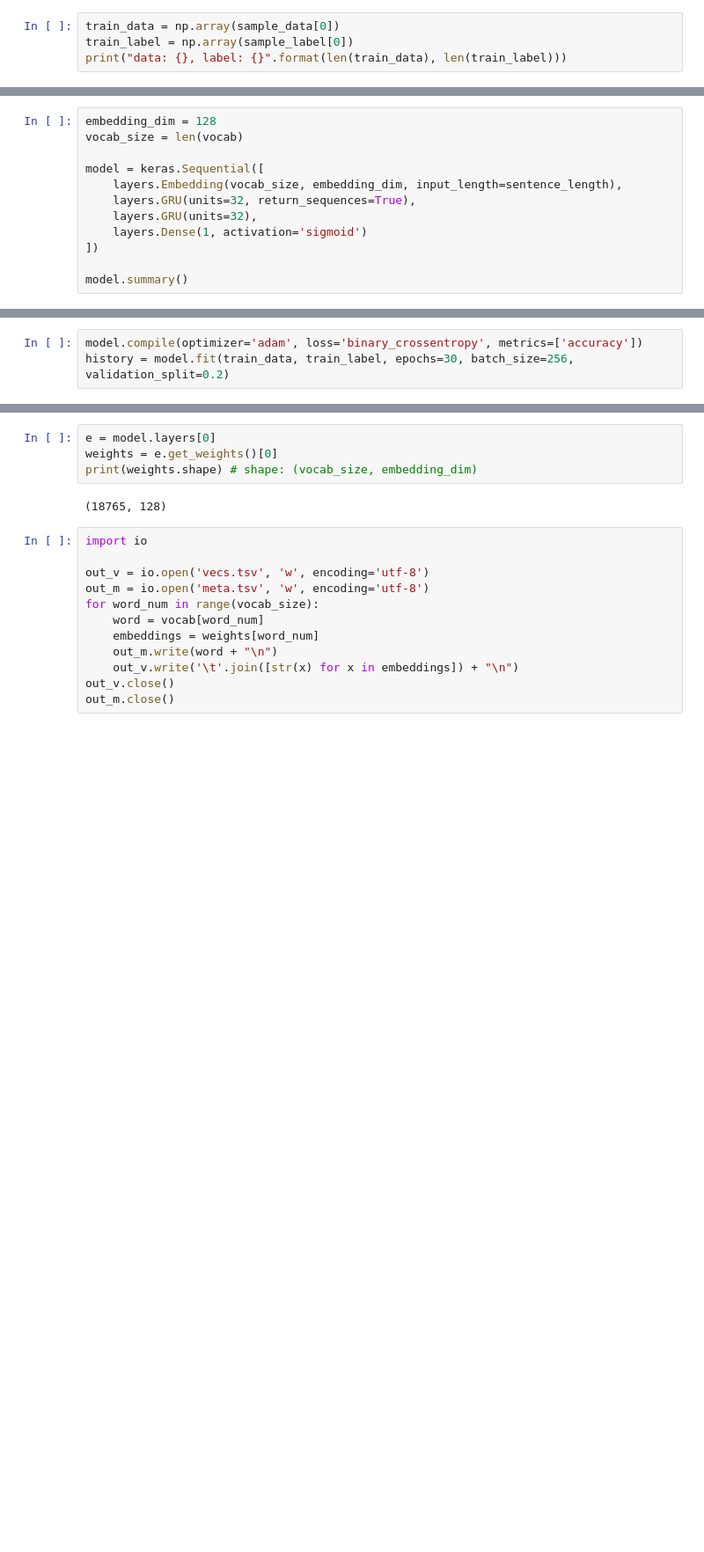
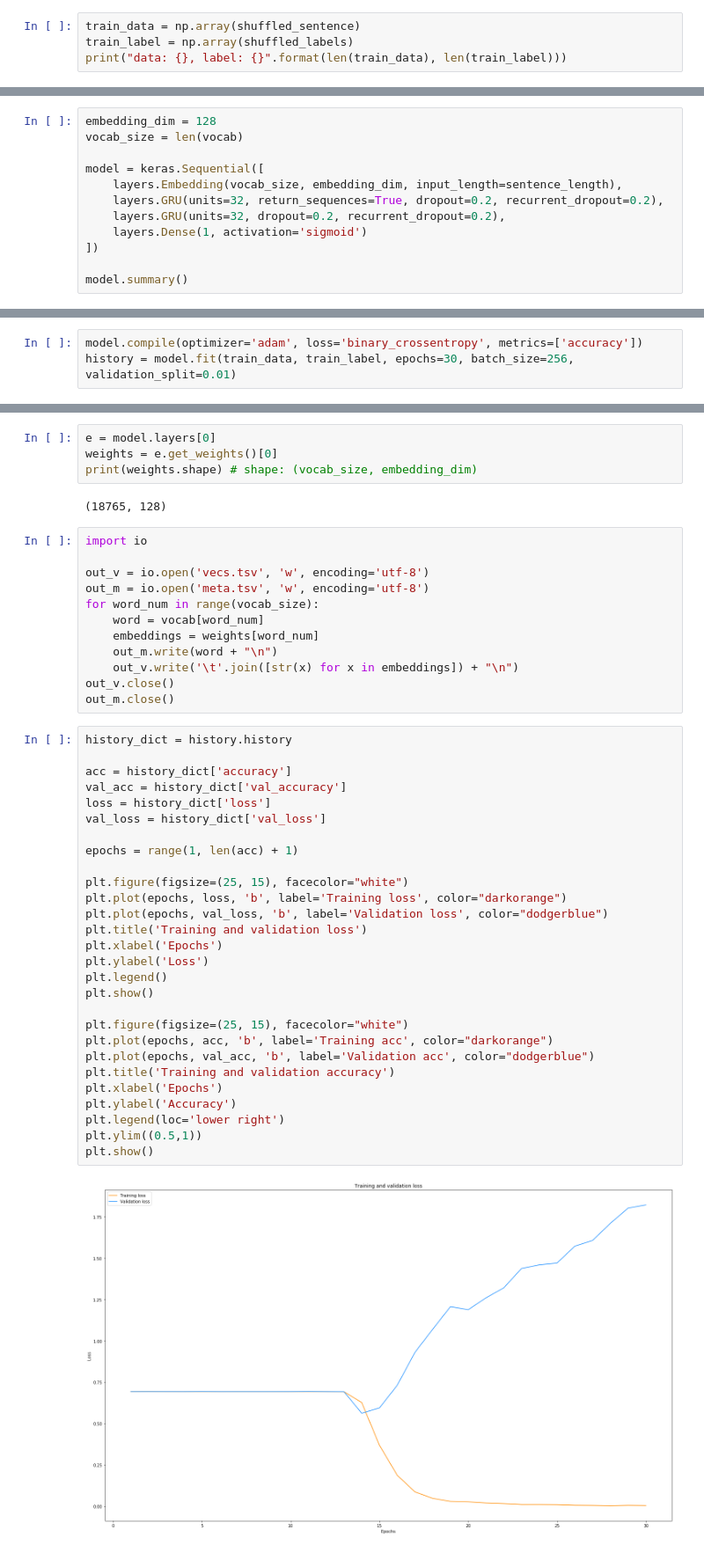
Before and after one commit to Danboruya/data-mining-lecture-works, a Jupyter notebook: data_analyze.ipynb, the cells around one changed output, grey strips where cells are left out. Shown at 88% size. Saved outputs shown, nothing was run; the diff lists cells and outputs as text; blank space fills up the shorter version.

```diff
--- a/data_analyze.ipynb
+++ b/data_analyze.ipynb
@@ -148,5 +124,5 @@ sample_label = [train_label, test_label]
 # %%
-train_data = np.array(sample_data[0])
-train_label = np.array(sample_label[0])
+train_data = np.array(shuffled_sentence)
+train_label = np.array(shuffled_labels)
 print("data: {}, label: {}".format(len(train_data), len(train_label)))
 # %% [output]
@@ -159,8 +135,8 @@ vocab_size = len(vocab)
 
 model = keras.Sequential([
     layers.Embedding(vocab_size, embedding_dim, input_length=sentence_length),
-    layers.GRU(units=32, return_sequences=True),
-    layers.GRU(units=32),
+    layers.GRU(units=32, return_sequences=True, dropout=0.2, recurrent_dropout=0.2),
+    layers.GRU(units=32, dropout=0.2, recurrent_dropout=0.2),
     layers.Dense(1, activation='sigmoid')
 ])
 
@@ -185,4 +165,4 @@ _________________________________________________________________
 # %%
 model.compile(optimizer='adam', loss='binary_crossentropy', metrics=['accuracy'])
-history = model.fit(train_data, train_label, epochs=30, batch_size=256, validation_split=0.2)
+history = model.fit(train_data, train_label, epochs=30, batch_size=256, validation_split=0.01)
 # %% [output]
@@ -221,3 +201,33 @@ for word_num in range(vocab_size):
     out_v.write('\t'.join([str(x) for x in embeddings]) + "\n")
 out_v.close()
 out_m.close()
+# %%
+history_dict = history.history
+
+acc = history_dict['accuracy']
+val_acc = history_dict['val_accuracy']
+loss = history_dict['loss']
+val_loss = history_dict['val_loss']
+
+epochs = range(1, len(acc) + 1)
+
+plt.figure(figsize=(25, 15), facecolor="white")
+plt.plot(epochs, loss, 'b', label='Training loss', color="darkorange")
+plt.plot(epochs, val_loss, 'b', label='Validation loss', color="dodgerblue")
+plt.title('Training and validation loss')
+plt.xlabel('Epochs')
+plt.ylabel('Loss')
+plt.legend()
+plt.show()
+
+plt.figure(figsize=(25, 15), facecolor="white")
+plt.plot(epochs, acc, 'b', label='Training acc', color="darkorange")
+plt.plot(epochs, val_acc, 'b', label='Validation acc', color="dodgerblue")
+plt.title('Training and validation accuracy')
+plt.xlabel('Epochs')
+plt.ylabel('Accuracy')
+plt.legend(loc='lower right')
+plt.ylim((0.5,1))
+plt.show()
+# %% [output]
+[figure, added]
```
Also changed, not shown: parts of 6 cells of this notebook, 2 other files.
